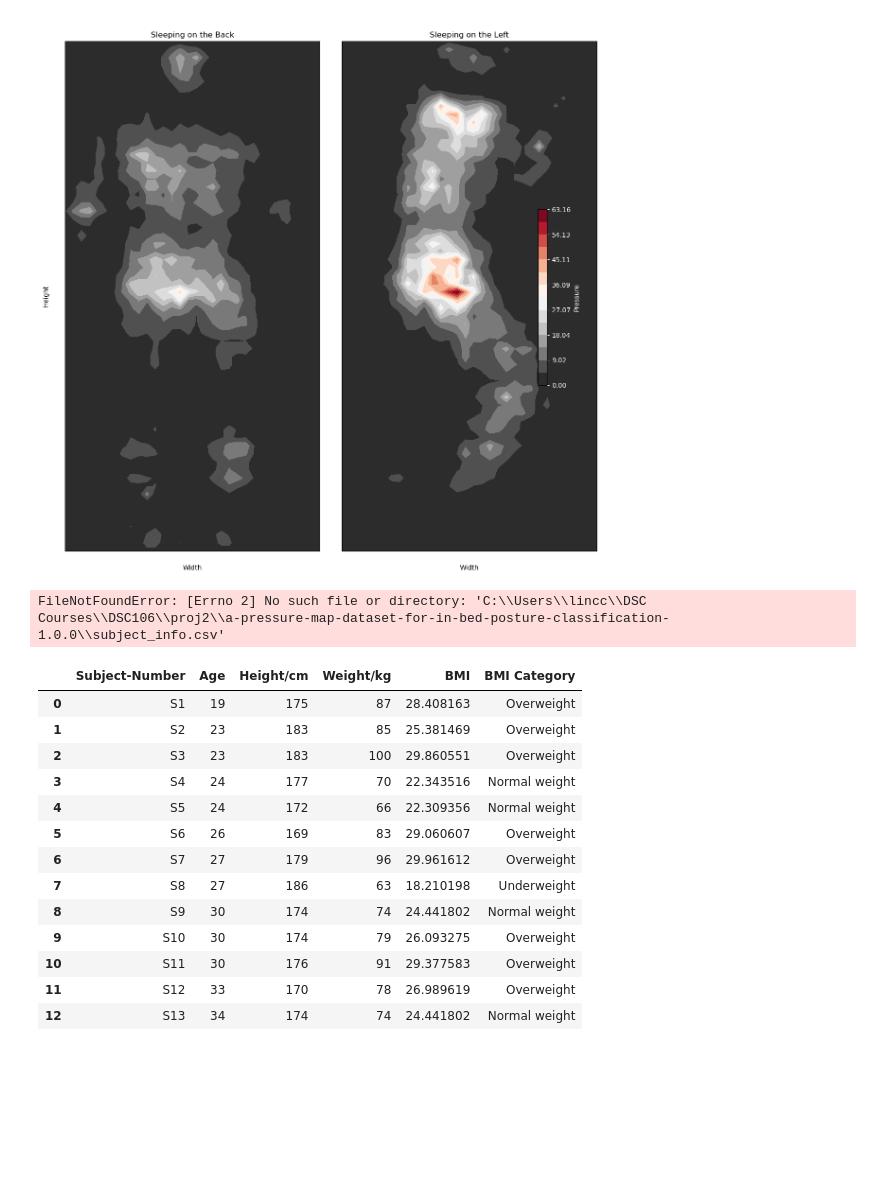
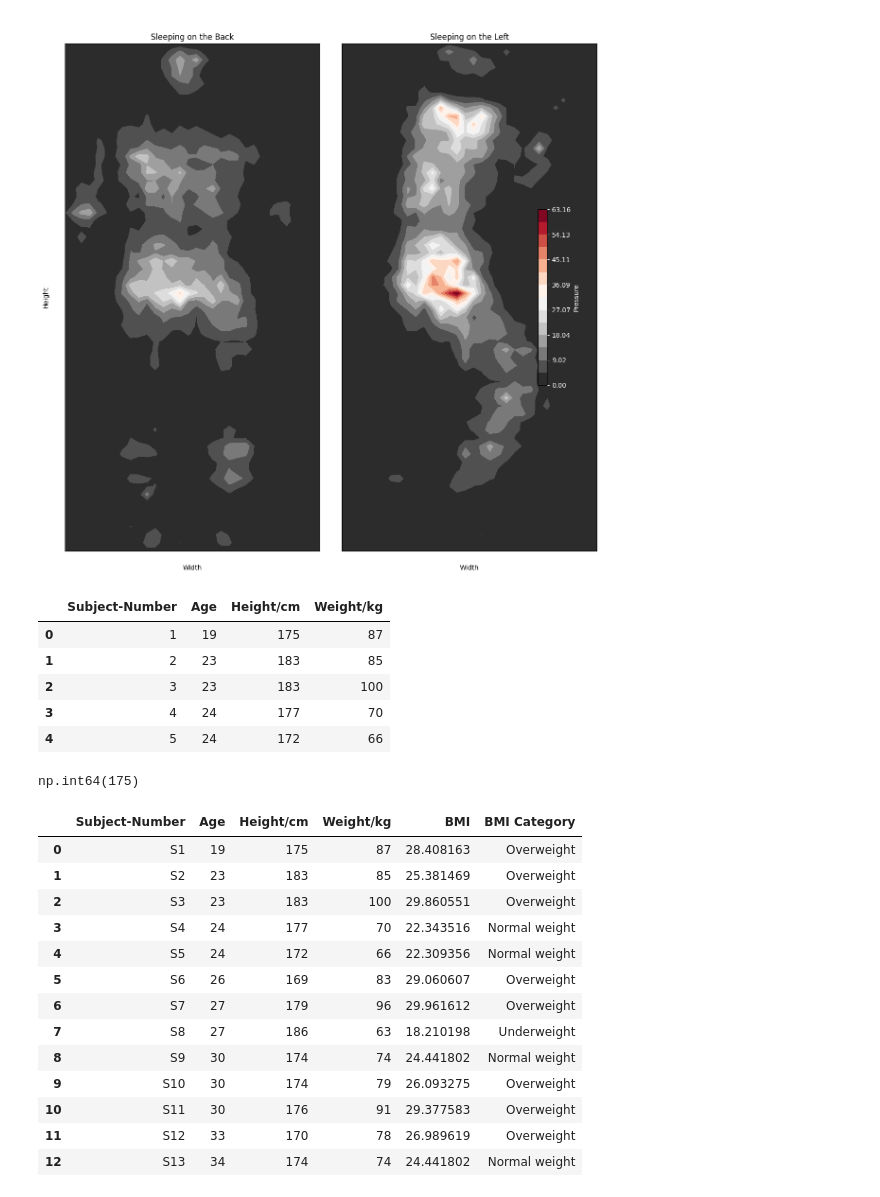
Before and after one commit to cecilia-lin/PosturePress, a Jupyter notebook: exploratory_data_analysis/cecilia_eda.ipynb, the cells around one changed output. Cells and saved outputs as stored; diff of their text form; code cells hidden in the pictures; blank space fills up the shorter version.

```diff
--- a/exploratory_data_analysis/cecilia_eda.ipynb
+++ b/exploratory_data_analysis/cecilia_eda.ipynb
@@ -181,11 +184,20 @@ plot_pose_comparison(pose1_id="1", pose2_id="2")
         [0. , 0. , 0. , ..., 0. , 0. , 0. ],
         [0.1, 0. , 0. , ..., 0. , 0. , 0. ]]])]
 [figure]
-# %%
-info = pd.read_csv(r'C:\Users\lincc\DSC Courses\DSC106\proj2\a-pressure-map-dataset-for-in-bed-posture-classification-1.0.0\subject_info.csv')
-info.head()
-# %% [output]
-FileNotFoundError: [Errno 2] No such file or directory: 'C:\\Users\\lincc\\DSC Courses\\DSC106\\proj2\\a-pressure-map-dataset-for-in-bed-posture-classification-1.0.0\\subject_info.csv'
+# %%
+info = pd.read_csv(r'../data/subject_info.csv')
+info.head()
+# %% [output]
+|  | Subject-Number | Age | Height/cm | Weight/kg |
+| 0 | 1 | 19 | 175 | 87 |
+| 1 | 2 | 23 | 183 | 85 |
+| 2 | 3 | 23 | 183 | 100 |
+| 3 | 4 | 24 | 177 | 70 |
+| 4 | 5 | 24 | 172 | 66 |
+# %%
+info["Height/cm"].values[0]
+# %% [output]
+np.int64(175)
 # %%
 info['BMI'] =  info['Weight/kg'] / ((info['Height/cm'] / 100)**2)
 
```
Also changed, not shown: parts of 2 cells of this notebook, 1 other file.
